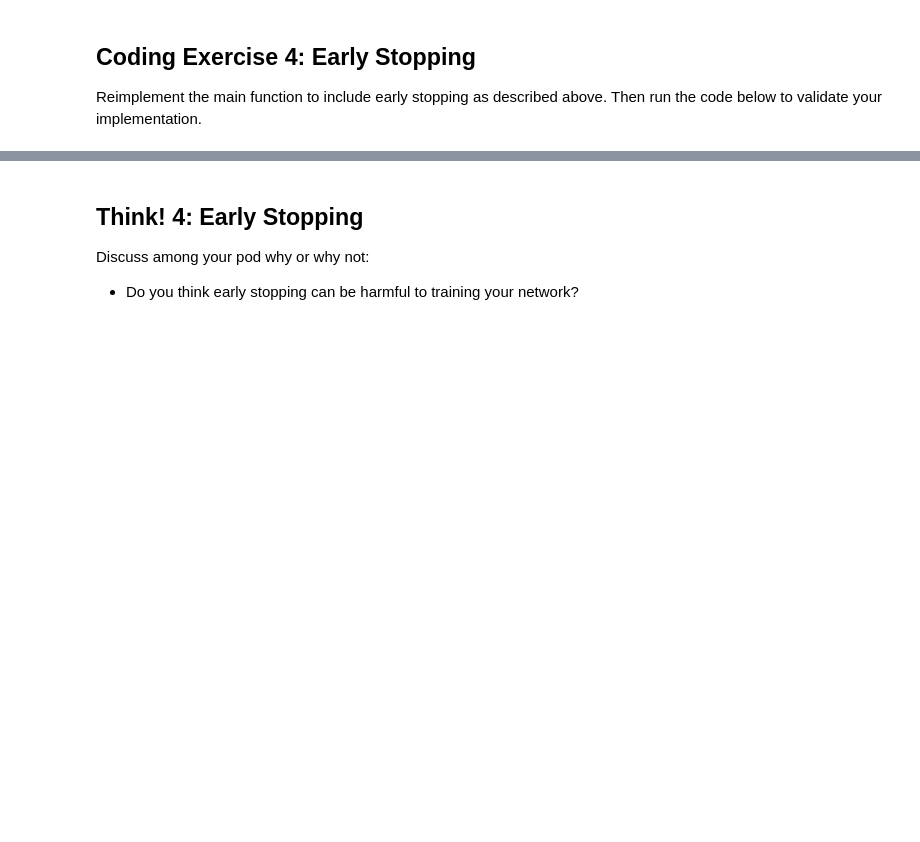
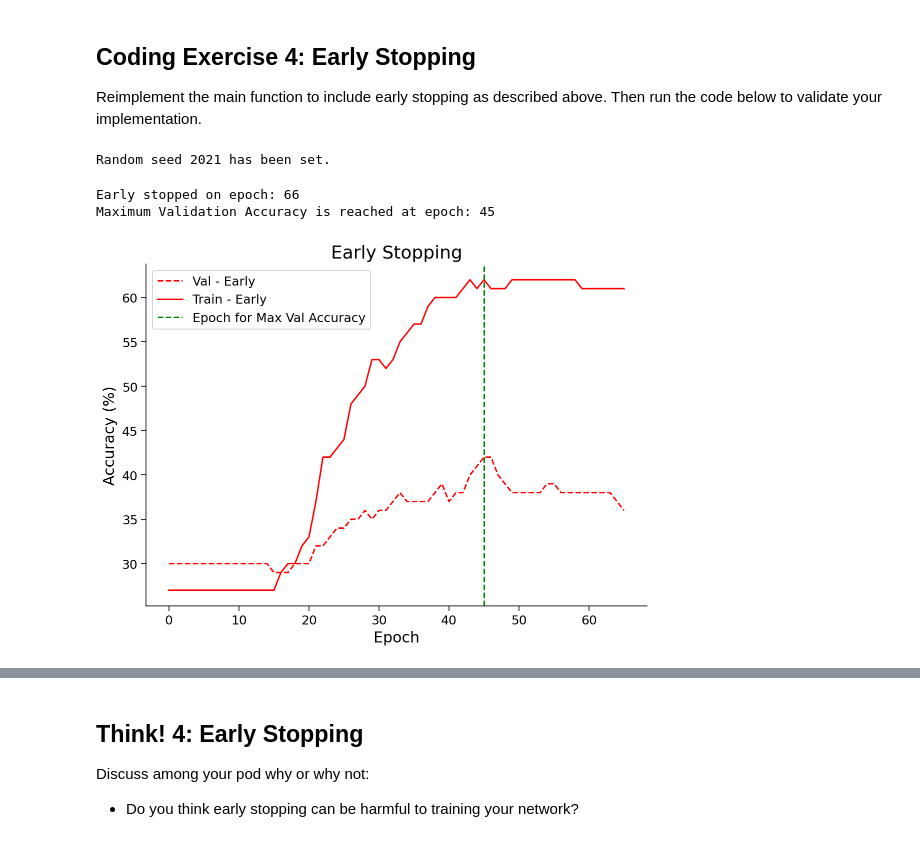
Before and after one commit to israelgonzalezb/neuromatch-dl, a Jupyter notebook: tutorials/W2D1_Regularization/student/W2D1_Tutorial1.ipynb, the cells around one changed output, grey strips where cells are left out. Cells and saved outputs as stored; diff of their text form; code cells hidden in the pictures; blank space fills up the shorter version.

```diff
--- a/tutorials/W2D1_Regularization/student/W2D1_Tutorial1.ipynb
+++ b/tutorials/W2D1_Regularization/student/W2D1_Tutorial1.ipynb
@@ -561,15 +572,15 @@ def calculate_frobenius_norm(model):
   ####################################################################
   # Fill in all missing code below (...),
   # then remove or comment the line below to test your function
-  raise NotImplementedError("Define `calculate_frobenius_norm` function")
+  # raise NotImplementedError("Define `calculate_frobenius_norm` function")
   ####################################################################
   norm = 0.0
   # Sum the square of all parameters
   for param in model.parameters():
-    norm += ...
+    norm += torch.sum(torch.square(param))
 
   # Take a square root of the sum of squares of all the parameters
-  norm = ...
+  norm = torch.sqrt(norm)
   return norm
 
 
@@ -580,5 +591,5 @@ atform.add_event('Coding Exercise 1: Frobenius Norm')
 set_seed(seed=SEED)
 
 ## uncomment below to test your code
-# net = nn.Linear(10, 1)
-# print(f'Frobenius norm of Single Linear Layer: {calculate_frobenius_norm(net)}')
+net = nn.Linear(10, 1)
+print(f'Frobenius norm of Single Linear Layer: {calculate_frobenius_norm(net)}')
@@ -1301,7 +1359,7 @@ def early_stopping_main(args, model, train_loader, val_loader):
   ####################################################################
   # Fill in all missing code below (...),
   # then remove or comment the line below to test your function
-  raise NotImplementedError("Complete the early_stopping_main function")
+  # raise NotImplementedError("Complete the early_stopping_main function")
   ####################################################################
   device = args['device']
   model = model.to(device)
@@ -1322,13 +1380,14 @@ def early_stopping_main(args, model, train_loader, val_loader):
   for epoch in tqdm(range(args['epochs'])):
 
     # Train the model
-    trained_model = ...
+    trained_model = train(args, model, train_loader, optimizer)
+    # print(trained_model)
 
     # Calculate training accuracy
-    train_acc = ...
+    train_acc = test(trained_model, train_loader, device=device )
 
     # Calculate validation accuracy
-    val_acc = ...
+    val_acc = test(trained_model, val_loader, device=device )
 
     if (val_acc > best_acc):
       best_acc = val_acc
@@ -1337,36 +1396,41 @@ def early_stopping_main(args, model, train_loader, val_loader):
       wait = 0
     else:
       wait += 1
 
     if (wait > patience):
       print(f'Early stopped on epoch: {epoch}')
       break
 
     train_acc_list.append(train_acc)
     val_acc_list.append(val_acc)
 
   return val_acc_list, train_acc_list, best_model, best_epoch
 
 
 # Add event to airtable
 atform.add_event('Coding Exercise 4: Early Stopping')
 
 # Set the arguments
 args = {
     'epochs': 200,
     'lr': 5e-4,
     'momentum': 0.99,
     'device': DEVICE
 }
 
 # Initialize the model
 set_seed(seed=SEED)
 model = AnimalNet()
 
 ## Uncomment to test
-# val_acc_earlystop, train_acc_earlystop, best_model, best_epoch = early_stopping_main(args, model, train_loader, val_loader)
-# print(f'Maximum Validation Accuracy is reached at epoch: {best_epoch:2d}')
-# early_stop_plot(train_acc_earlystop, val_acc_earlystop, best_epoch)
+val_acc_earlystop, train_acc_earlystop, best_model, best_epoch = early_stopping_main(args, model, train_loader, val_loader)
+print(f'Maximum Validation Accuracy is reached at epoch: {best_epoch:2d}')
+early_stop_plot(train_acc_earlystop, val_acc_earlystop, best_epoch)
+# %% [output]
+Random seed 2021 has been set.
+Early stopped on epoch: 66
+Maximum Validation Accuracy is reached at epoch: 45
+[figure, added]
 # %% [markdown]
 [*Click for solution*](https://github.com/NeuromatchAcademy/course-content-dl/tree/main//tutorials/W2D1_Regularization/solutions/W2D1_Tutorial1_Solution_284ce9c0.py)
 
```
Also changed, not shown: parts of 22 cells of this notebook.
